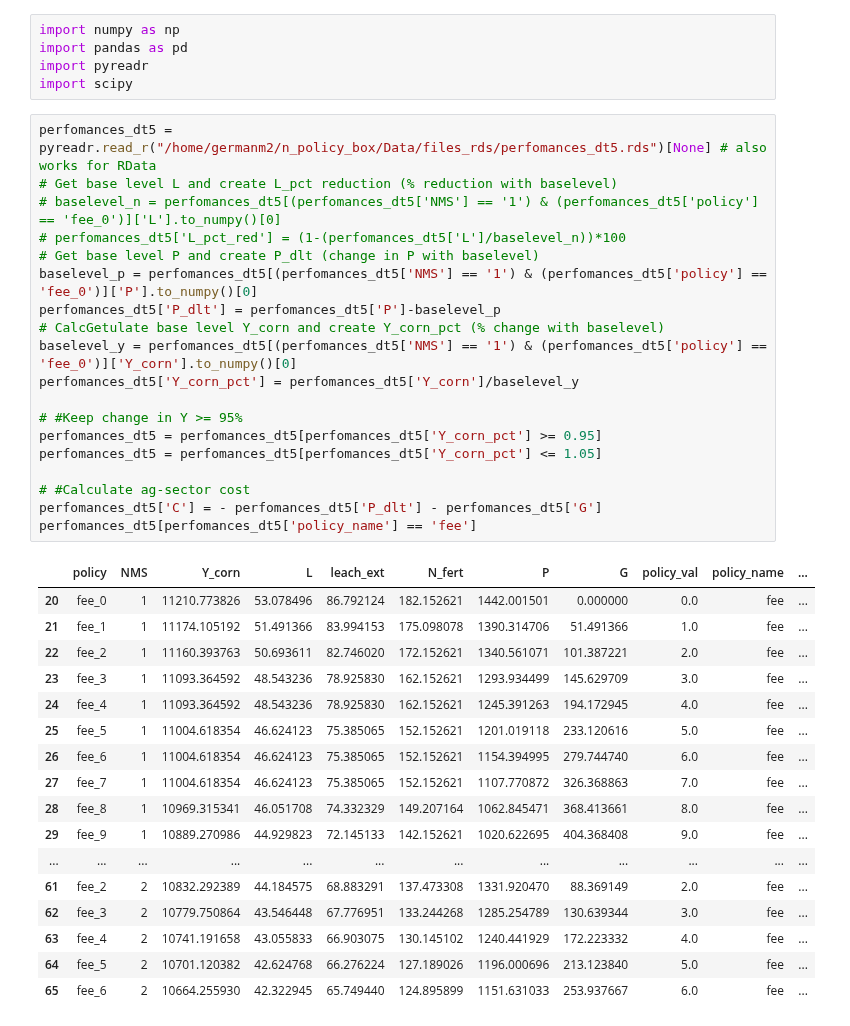
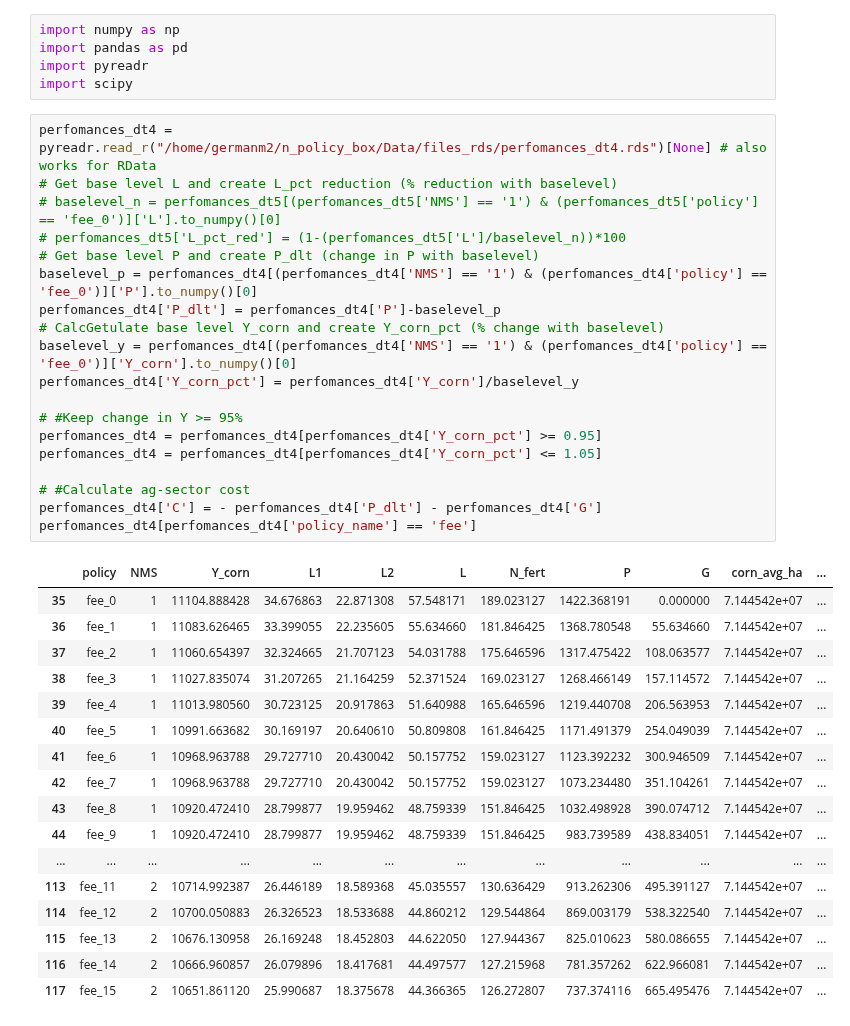
Before and after one commit to germanmandrini/n_policy, a Jupyter notebook: Codes/5e_L_reduction_cost.ipynb, the cells around one changed output. Drawn from its saved outputs; the diff is of its cells as text.

```diff
--- a/Codes/5e_L_reduction_cost.ipynb
+++ b/Codes/5e_L_reduction_cost.ipynb
@@ -4,40 +4,40 @@ import pandas as pd
 import pyreadr
 import scipy
 # %%
-perfomances_dt5 = pyreadr.read_r("/home/germanm2/n_policy_box/Data/files_rds/perfomances_dt5.rds")[None] # also works for RData
+perfomances_dt4 = pyreadr.read_r("/home/germanm2/n_policy_box/Data/files_rds/perfomances_dt4.rds")[None] # also works for RData
 # Get base level L and create L_pct reduction (% reduction with baselevel)
 # baselevel_n = perfomances_dt5[(perfomances_dt5['NMS'] == '1') & (perfomances_dt5['policy'] == 'fee_0')]['L'].to_numpy()[0]
 # perfomances_dt5['L_pct_red'] = (1-(perfomances_dt5['L']/baselevel_n))*100
 # Get base level P and create P_dlt (change in P with baselevel)
-baselevel_p = perfomances_dt5[(perfomances_dt5['NMS'] == '1') & (perfomances_dt5['policy'] == 'fee_0')]['P'].to_numpy()[0]
-perfomances_dt5['P_dlt'] = perfomances_dt5['P']-baselevel_p
+baselevel_p = perfomances_dt4[(perfomances_dt4['NMS'] == '1') & (perfomances_dt4['policy'] == 'fee_0')]['P'].to_numpy()[0]
+perfomances_dt4['P_dlt'] = perfomances_dt4['P']-baselevel_p
 # CalcGetulate base level Y_corn and create Y_corn_pct (% change with baselevel)
-baselevel_y = perfomances_dt5[(perfomances_dt5['NMS'] == '1') & (perfomances_dt5['policy'] == 'fee_0')]['Y_corn'].to_numpy()[0]
-perfomances_dt5['Y_corn_pct'] = perfomances_dt5['Y_corn']/baselevel_y
+baselevel_y = perfomances_dt4[(perfomances_dt4['NMS'] == '1') & (perfomances_dt4['policy'] == 'fee_0')]['Y_corn'].to_numpy()[0]
+perfomances_dt4['Y_corn_pct'] = perfomances_dt4['Y_corn']/baselevel_y
 
 # #Keep change in Y >= 95%
-perfomances_dt5 = perfomances_dt5[perfomances_dt5['Y_corn_pct'] >= 0.95]
-perfomances_dt5 = perfomances_dt5[perfomances_dt5['Y_corn_pct'] <= 1.05]
+perfomances_dt4 = perfomances_dt4[perfomances_dt4['Y_corn_pct'] >= 0.95]
+perfomances_dt4 = perfomances_dt4[perfomances_dt4['Y_corn_pct'] <= 1.05]
 
 # #Calculate ag-sector cost
-perfomances_dt5['C'] = - perfomances_dt5['P_dlt'] - perfomances_dt5['G']
-perfomances_dt5[perfomances_dt5['policy_name'] == 'fee']
+perfomances_dt4['C'] = - perfomances_dt4['P_dlt'] - perfomances_dt4['G']
+perfomances_dt4[perfomances_dt4['policy_name'] == 'fee']
 # %% [output]
-|  | policy | NMS | Y_corn | L | leach_ext | N_fert | P | G | policy_val | policy_name | ... |
-| 20 | fee_0 | 1 | 11210.773826 | 53.078496 | 86.792124 | 182.152621 | 1442.001501 | 0.000000 | 0.0 | fee | ... |
-| 21 | fee_1 | 1 | 11174.105192 | 51.491366 | 83.994153 | 175.098078 | 1390.314706 | 51.491366 | 1.0 | fee | ... |
-| 22 | fee_2 | 1 | 11160.393763 | 50.693611 | 82.746020 | 172.152621 | 1340.561071 | 101.387221 | 2.0 | fee | ... |
-| 23 | fee_3 | 1 | 11093.364592 | 48.543236 | 78.925830 | 162.152621 | 1293.934499 | 145.629709 | 3.0 | fee | ... |
-| 24 | fee_4 | 1 | 11093.364592 | 48.543236 | 78.925830 | 162.152621 | 1245.391263 | 194.172945 | 4.0 | fee | ... |
-| 25 | fee_5 | 1 | 11004.618354 | 46.624123 | 75.385065 | 152.152621 | 1201.019118 | 233.120616 | 5.0 | fee | ... |
-| 26 | fee_6 | 1 | 11004.618354 | 46.624123 | 75.385065 | 152.152621 | 1154.394995 | 279.744740 | 6.0 | fee | ... |
-| 27 | fee_7 | 1 | 11004.618354 | 46.624123 | 75.385065 | 152.152621 | 1107.770872 | 326.368863 | 7.0 | fee | ... |
-| 28 | fee_8 | 1 | 10969.315341 | 46.051708 | 74.332329 | 149.207164 | 1062.845471 | 368.413661 | 8.0 | fee | ... |
-| 29 | fee_9 | 1 | 10889.270986 | 44.929823 | 72.145133 | 142.152621 | 1020.622695 | 404.368408 | 9.0 | fee | ... |
+|  | policy | NMS | Y_corn | L1 | L2 | L | N_fert | P | G | corn_avg_ha | ... |
+| 35 | fee_0 | 1 | 11104.888428 | 34.676863 | 22.871308 | 57.548171 | 189.023127 | 1422.368191 | 0.000000 | 7.144542e+07 | ... |
+| 36 | fee_1 | 1 | 11083.626465 | 33.399055 | 22.235605 | 55.634660 | 181.846425 | 1368.780548 | 55.634660 | 7.144542e+07 | ... |
+| 37 | fee_2 | 1 | 11060.654397 | 32.324665 | 21.707123 | 54.031788 | 175.646596 | 1317.475422 | 108.063577 | 7.144542e+07 | ... |
+| 38 | fee_3 | 1 | 11027.835074 | 31.207265 | 21.164259 | 52.371524 | 169.023127 | 1268.466149 | 157.114572 | 7.144542e+07 | ... |
+| 39 | fee_4 | 1 | 11013.980560 | 30.723125 | 20.917863 | 51.640988 | 165.646596 | 1219.440708 | 206.563953 | 7.144542e+07 | ... |
+| 40 | fee_5 | 1 | 10991.663682 | 30.169197 | 20.640610 | 50.809808 | 161.846425 | 1171.491379 | 254.049039 | 7.144542e+07 | ... |
+| 41 | fee_6 | 1 | 10968.963788 | 29.727710 | 20.430042 | 50.157752 | 159.023127 | 1123.392232 | 300.946509 | 7.144542e+07 | ... |
+| 42 | fee_7 | 1 | 10968.963788 | 29.727710 | 20.430042 | 50.157752 | 159.023127 | 1073.234480 | 351.104261 | 7.144542e+07 | ... |
+| 43 | fee_8 | 1 | 10920.472410 | 28.799877 | 19.959462 | 48.759339 | 151.846425 | 1032.498928 | 390.074712 | 7.144542e+07 | ... |
+| 44 | fee_9 | 1 | 10920.472410 | 28.799877 | 19.959462 | 48.759339 | 151.846425 | 983.739589 | 438.834051 | 7.144542e+07 | ... |
 | ... | ... | ... | ... | ... | ... | ... | ... | ... | ... | ... | ... |
-| 61 | fee_2 | 2 | 10832.292389 | 44.184575 | 68.883291 | 137.473308 | 1331.920470 | 88.369149 | 2.0 | fee | ... |
-| 62 | fee_3 | 2 | 10779.750864 | 43.546448 | 67.776951 | 133.244268 | 1285.254789 | 130.639344 | 3.0 | fee | ... |
-| 63 | fee_4 | 2 | 10741.191658 | 43.055833 | 66.903075 | 130.145102 | 1240.441929 | 172.223332 | 4.0 | fee | ... |
-| 64 | fee_5 | 2 | 10701.120382 | 42.624768 | 66.276224 | 127.189026 | 1196.000696 | 213.123840 | 5.0 | fee | ... |
-| 65 | fee_6 | 2 | 10664.255930 | 42.322945 | 65.749440 | 124.895899 | 1151.631033 | 253.937667 | 6.0 | fee | ... |
+| 113 | fee_11 | 2 | 10714.992387 | 26.446189 | 18.589368 | 45.035557 | 130.636429 | 913.262306 | 495.391127 | 7.144542e+07 | ... |
+| 114 | fee_12 | 2 | 10700.050883 | 26.326523 | 18.533688 | 44.860212 | 129.544864 | 869.003179 | 538.322540 | 7.144542e+07 | ... |
+| 115 | fee_13 | 2 | 10676.130958 | 26.169248 | 18.452803 | 44.622050 | 127.944367 | 825.010623 | 580.086655 | 7.144542e+07 | ... |
+| 116 | fee_14 | 2 | 10666.960857 | 26.079896 | 18.417681 | 44.497577 | 127.215968 | 781.357262 | 622.966081 | 7.144542e+07 | ... |
+| 117 | fee_15 | 2 | 10651.861120 | 25.990687 | 18.375678 | 44.366365 | 126.272807 | 737.374116 | 665.495476 | 7.144542e+07 | ... |
 # %%
```
Also changed, not shown: parts of 2 cells of this notebook, 8 other files.
